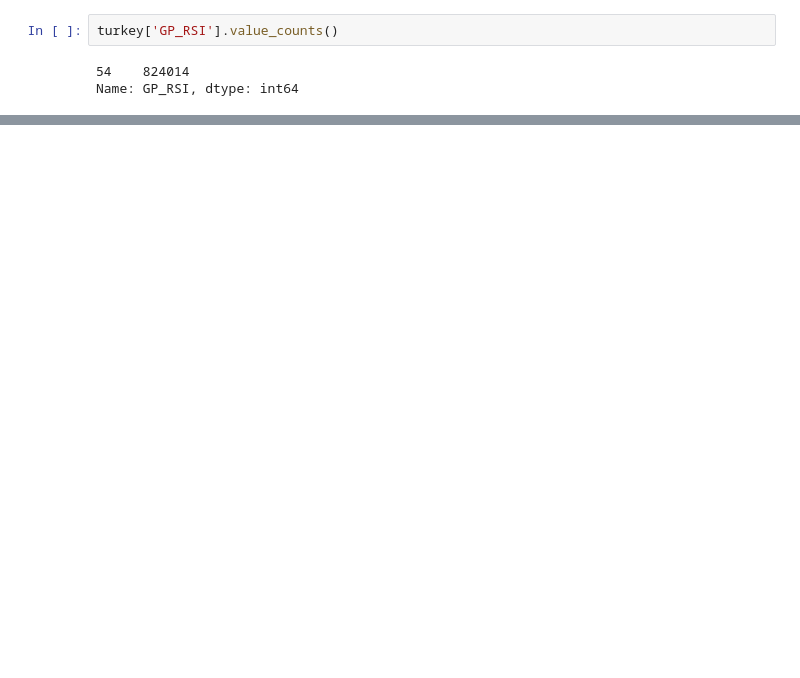
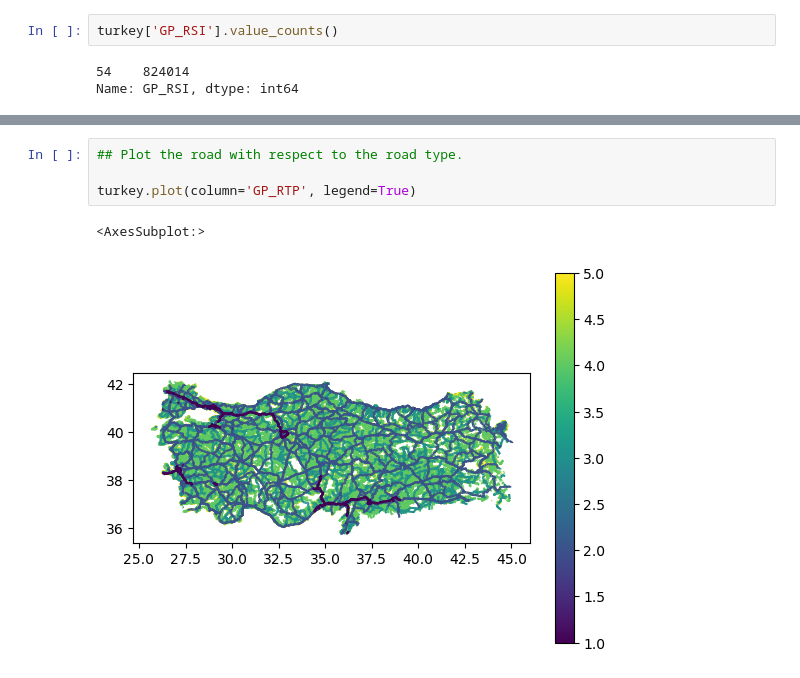
Before and after one commit to mandywai/Turkey_map, a Jupyter notebook: Roadmap.ipynb, the cells around one changed output, grey strips where cells are left out. Saved outputs shown, nothing was run; the diff lists cells and outputs as text; blank space fills up the shorter version.

```diff
--- a/Roadmap.ipynb
+++ b/Roadmap.ipynb
@@ -97,0 +120,7 @@ turkey.plot(column='GP_RSE')
+# %%
+## Plot the road with respect to the road type.
+
+turkey.plot(column='GP_RTP', legend=True)
+# %% [output]
+<AxesSubplot:>
+[figure, added]
```
Also changed, not shown: parts of 8 cells of this notebook.
